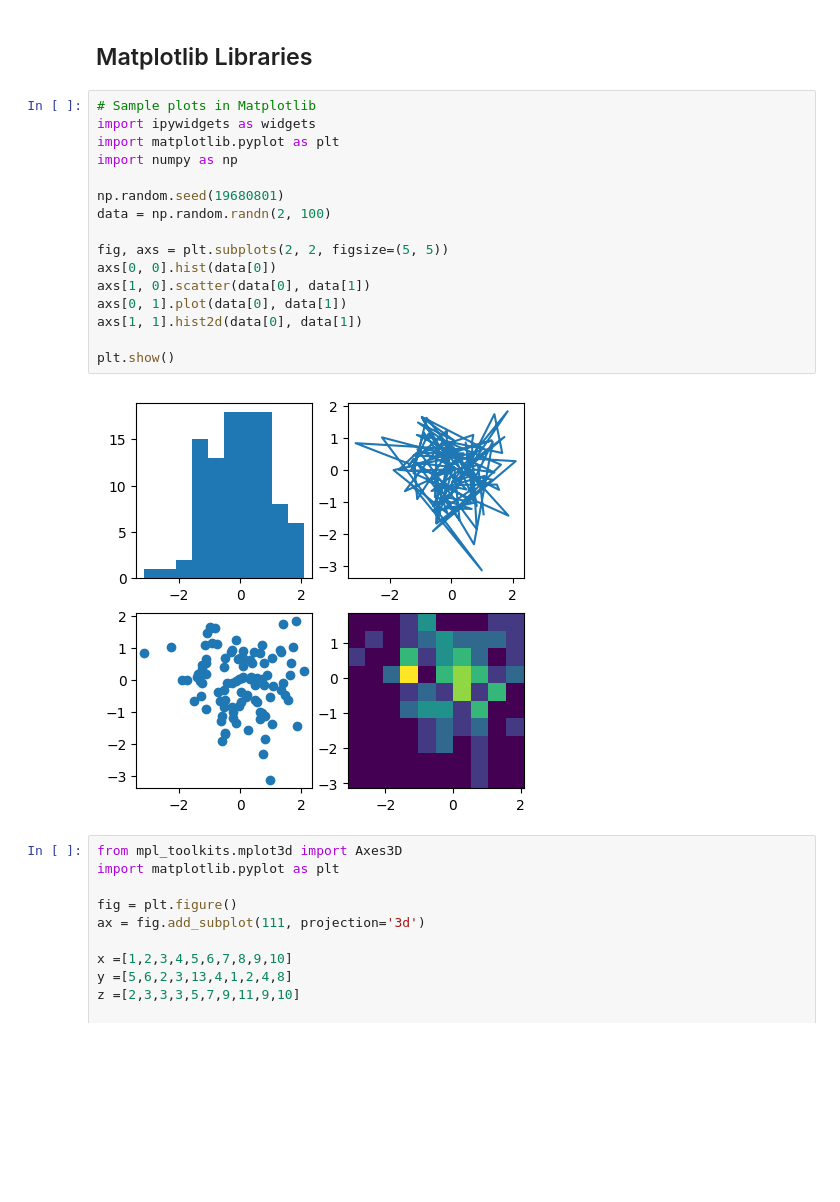
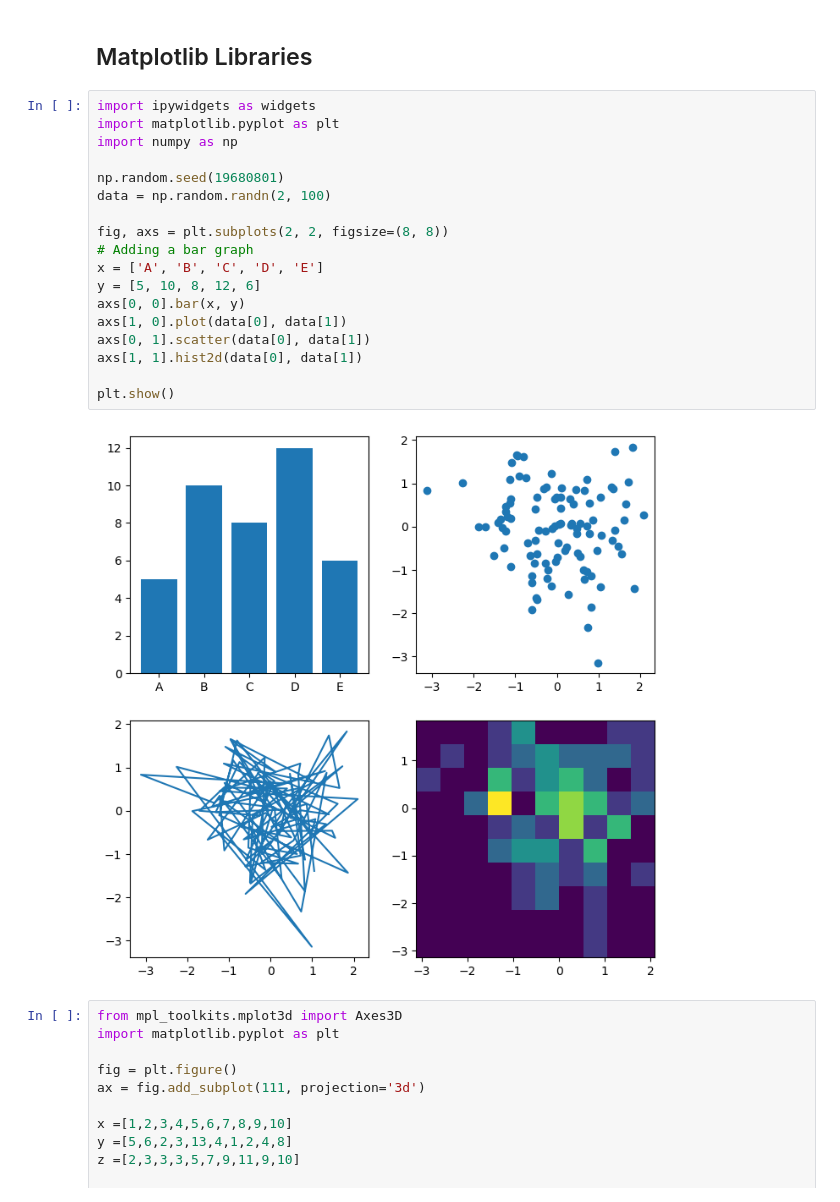
Before and after one commit to ebattat/JupyterLab_presentation, a Jupyter notebook: presentation.ipynb, the cells around one changed output. Saved outputs shown, nothing was run; the diff lists cells and outputs as text; blank space fills up the shorter version.

```diff
--- a/presentation.ipynb
+++ b/presentation.ipynb
@@ -409,23 +409,25 @@ GridBox(children=(Button(description='Workloads', layout=Layout(grid_area='heade
 # %% [markdown]
 ## Matplotlib Libraries
 # %%
-# Sample plots in Matplotlib
 import ipywidgets as widgets
 import matplotlib.pyplot as plt
 import numpy as np
 
 np.random.seed(19680801)
 data = np.random.randn(2, 100)
 
-fig, axs = plt.subplots(2, 2, figsize=(5, 5))
-axs[0, 0].hist(data[0])
-axs[1, 0].scatter(data[0], data[1])
-axs[0, 1].plot(data[0], data[1])
+fig, axs = plt.subplots(2, 2, figsize=(8, 8))
+# Adding a bar graph
+x = ['A', 'B', 'C', 'D', 'E']
+y = [5, 10, 8, 12, 6]
+axs[0, 0].bar(x, y)
+axs[1, 0].plot(data[0], data[1])
+axs[0, 1].scatter(data[0], data[1])
 axs[1, 1].hist2d(data[0], data[1])
 
 plt.show()
 # %% [output]
-[figure, old version]
+[figure, new version]
 # %%
 from mpl_toolkits.mplot3d import Axes3D
 import matplotlib.pyplot as plt
```
Also changed, not shown: parts of 2 cells of this notebook.
